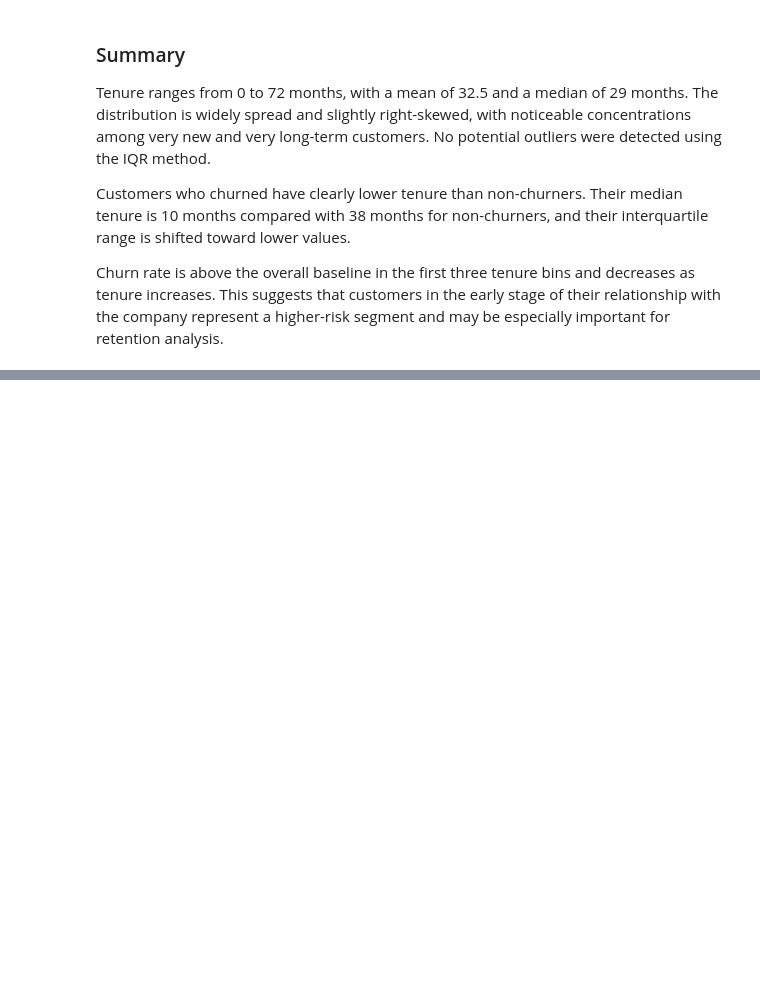
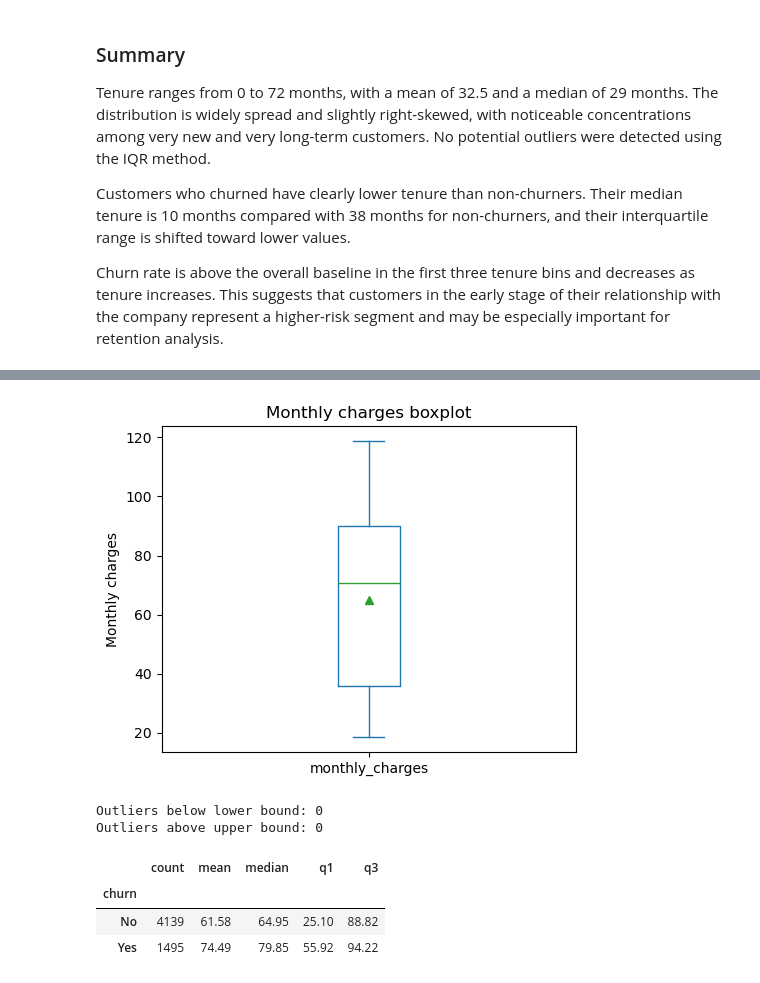
Before and after one commit to michal-ry/telco-churn-risk-scoring, a Jupyter notebook: notebooks/03_eda_numerical.ipynb, the cells around one changed output, grey strips where cells are left out. Drawn from its saved outputs; the diff is of its cells as text; code cells hidden in the pictures; blank space fills up the shorter version.

```diff
--- a/notebooks/03_eda_numerical.ipynb
+++ b/notebooks/03_eda_numerical.ipynb
@@ -252,0 +362,40 @@ Churn rate is above the overall baseline in the first three tenure bins and decr
+# %%
+# Visualizing monthly charges spread and potential outliers
+monthly_charges_boxplot = df_numerical['monthly_charges'].plot(
+    kind='box',
+    figsize=(5, 4),
+    showmeans=True,
+)
+
+plt.title('Monthly charges boxplot')
+plt.ylabel('Monthly charges')
+plt.tight_layout()
+save_plot(
+    path=EDA_NUMERICAL_DIR,
+    file_name='monthly_charges_boxplot',
+)
+plt.show()
+# %% [output]
+[figure, added]
+# %%
+monthly_charges_outliers_report = iqr_outliers(
+    df=df_numerical,
+    column='monthly_charges',
+)
+monthly_charges_outliers_report
+# %% [output]
+Outliers below lower bound: 0
+Outliers above upper bound: 0
+# %%
+# Comparing monthly charges statistics between churn groups
+monthly_charges_by_churn_stats = groupby_stats(
+    df=df_numerical,
+    group_column=TARGET_COLUMN,
+    column='monthly_charges',
+)
+monthly_charges_by_churn_stats
+# %% [output]
+|  | count | mean | median | q1 | q3 |
+| churn |  |  |  |  |  |
+| No | 4139 | 61.58 | 64.95 | 25.10 | 88.82 |
+| Yes | 1495 | 74.49 | 79.85 | 55.92 | 94.22 |
```
Also changed, not shown: parts of 35 cells of this notebook, 9 other files.
